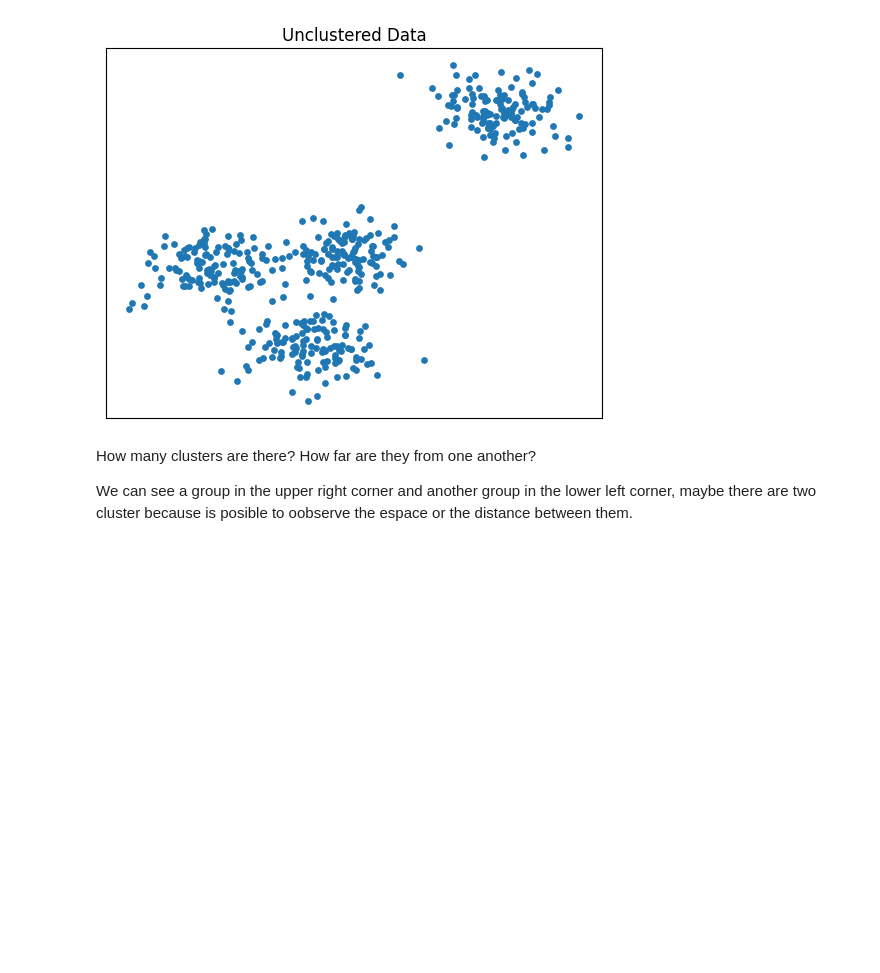
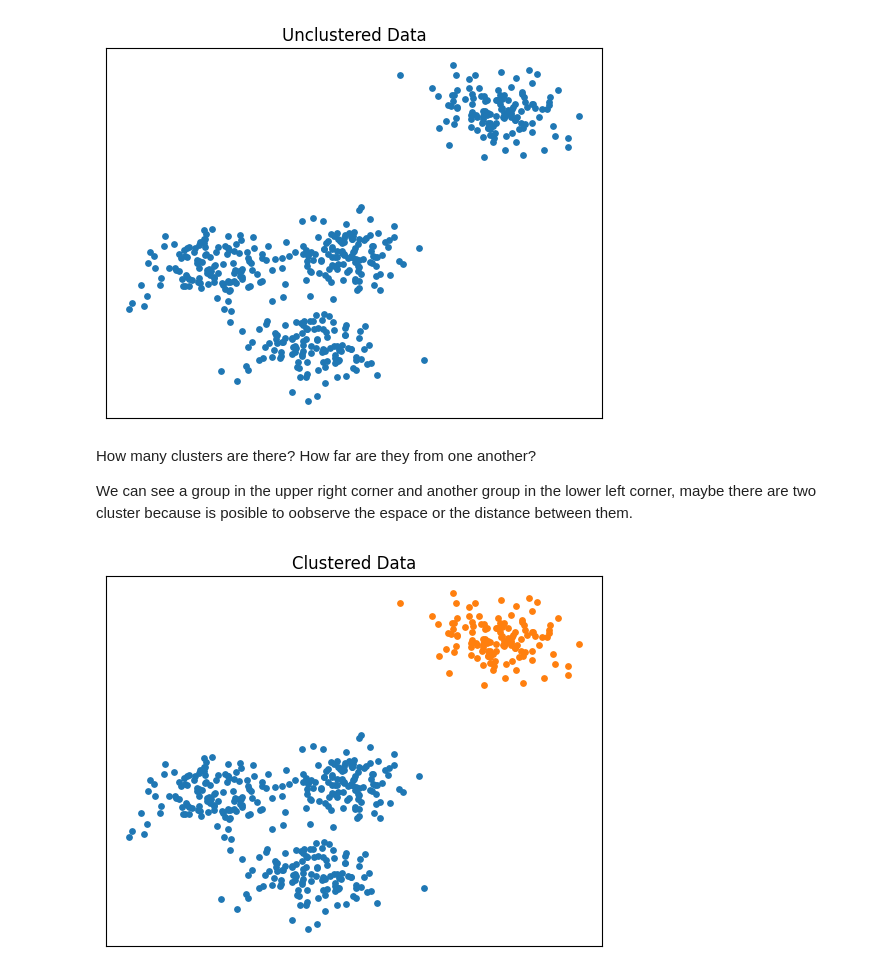
Before and after one commit to alejandrocorrealoaiza1/Clustering, a Jupyter notebook: Exercises.ipynb, the cells around one changed output. Saved outputs shown, nothing was run; the diff lists cells and outputs as text; code cells hidden in the pictures; blank space fills up the shorter version.

```diff
--- a/Exercises.ipynb
+++ b/Exercises.ipynb
@@ -32,3 +32,27 @@ plt.show()
 How many clusters are there? How far are they from one another?
 
 We can see a group in the upper right corner and another group in the lower left corner, maybe there are two cluster because is posible to oobserve the espace or the distance between them.
+# %%
+from Unsupervised.kmeans import KMeans
+
+# Initialize KMeans
+kmeans = KMeans(n_clusters=2)
+
+# fit the data & predict cluster labels
+kmeans.fit(X)
+
+predicted_labels = kmeans.predict(X)
+# %%
+# Based on predicted_labels, we assign each data point distinct colour
+colors = ["#4EACC5", "#FF9C34", "#4E9A06", "m"]
+for k, col in enumerate(colors):
+    cluster_data = predicted_labels == k
+    plt.scatter(X[cluster_data, 0], X[cluster_data, 1], s=15)
+
+
+plt.title("Clustered Data")
+plt.xticks([])
+plt.yticks([])
+plt.show()
+# %% [output]
+[figure, added]
```
Also changed, not shown: 1 other file.
